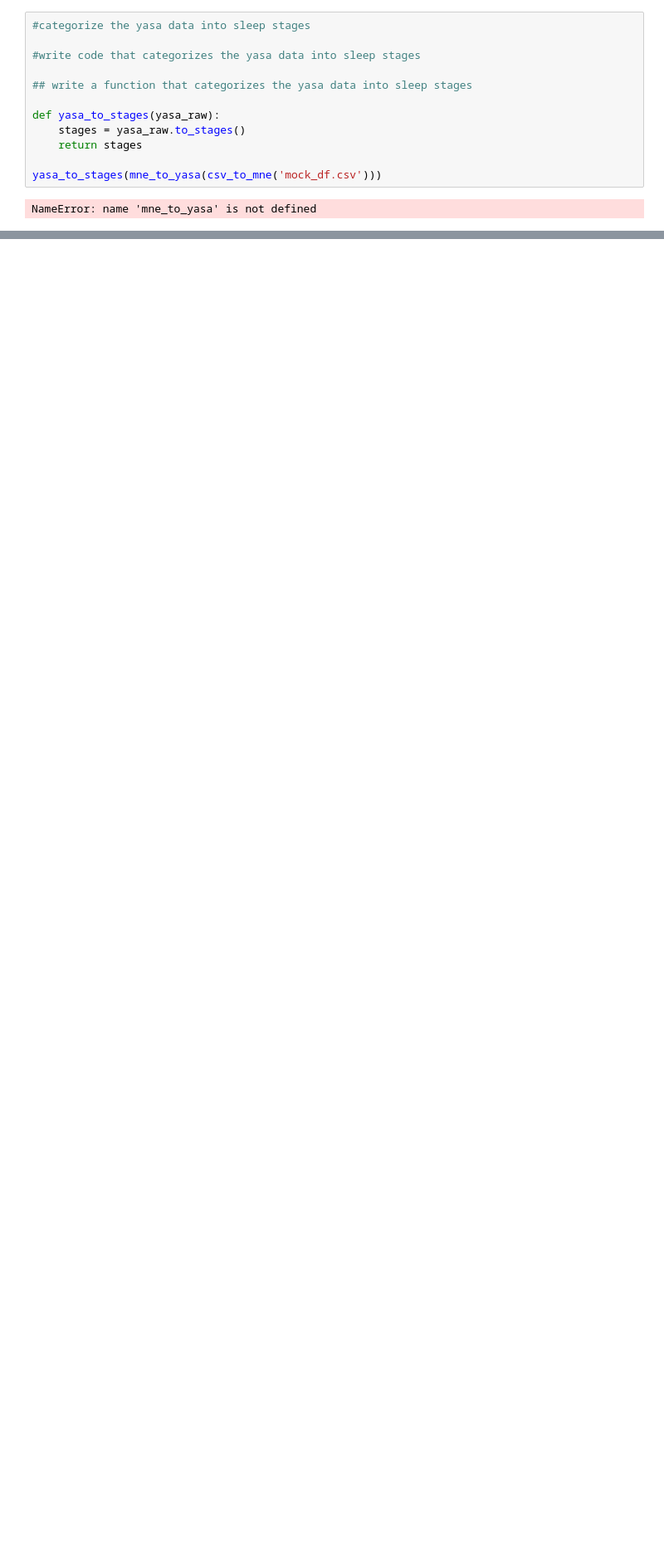
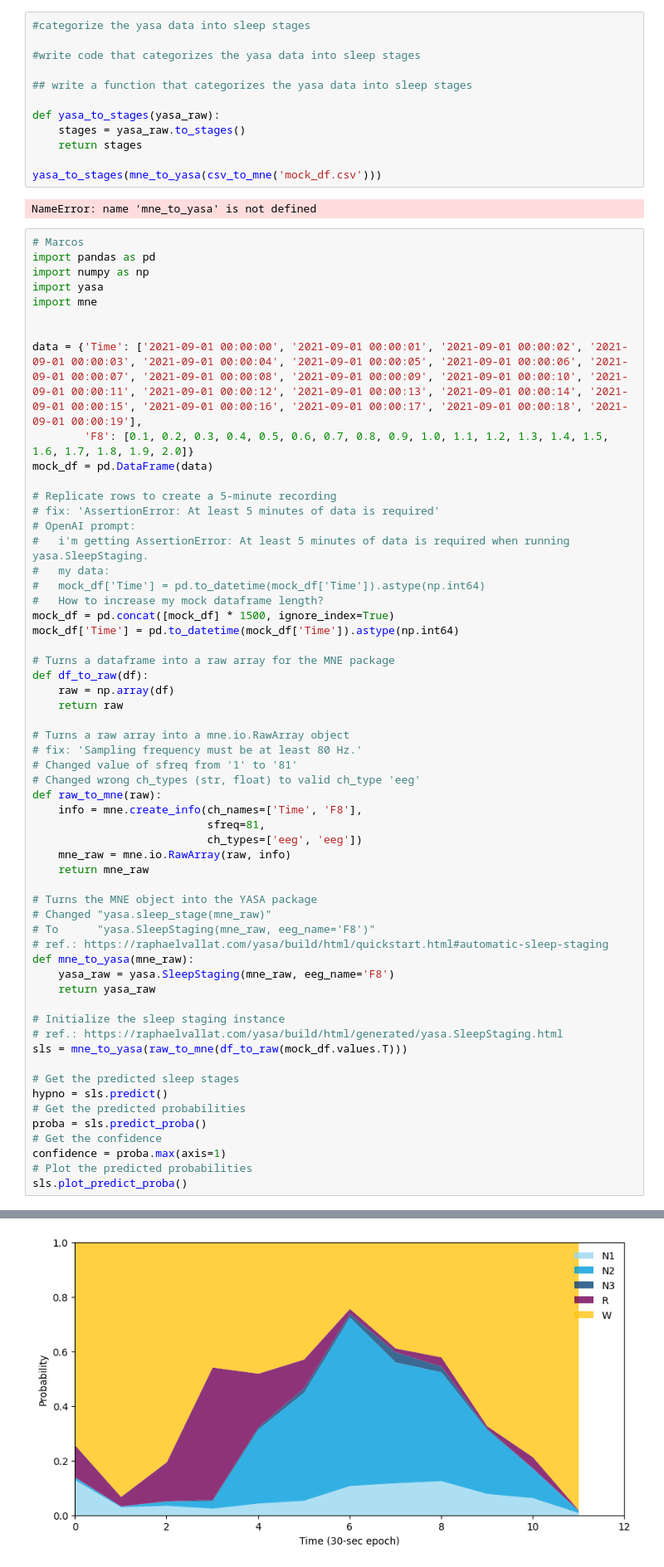
Before and after one commit to travelmail26/codespaces-jupyter-muse, a Jupyter notebook: notebooks/yasatest.ipynb, the cells around one changed output, grey strips where cells are left out. Shown: that part at 83% size. Saved outputs shown, nothing was run; the diff lists cells and outputs as text; blank space fills up the shorter version.

Commit message:
fix: Update mock dataframe length, sampling frequency, and SleepStaging function call to meet yasa package requirements.

```diff
--- a/notebooks/yasatest.ipynb
+++ b/notebooks/yasatest.ipynb
@@ -149,3 +151,62 @@ def yasa_to_stages(yasa_raw):
 yasa_to_stages(mne_to_yasa(csv_to_mne('mock_df.csv')))
 # %% [output]
 NameError: name 'mne_to_yasa' is not defined
+# %%
+# Marcos
+import pandas as pd
+import numpy as np
+import yasa
+import mne
+
+
+data = {'Time': ['2021-09-01 00:00:00', '2021-09-01 00:00:01', '2021-09-01 00:00:02', '2021-09-01 00:00:03', '2021-09-01 00:00:04', '2021-09-01 00:00:05', '2021-09-01 00:00:06', '2021-09-01 00:00:07', '2021-09-01 00:00:08', '2021-09-01 00:00:09', '2021-09-01 00:00:10', '2021-09-01 00:00:11', '2021-09-01 00:00:12', '2021-09-01 00:00:13', '2021-09-01 00:00:14', '2021-09-01 00:00:15', '2021-09-01 00:00:16', '2021-09-01 00:00:17', '2021-09-01 00:00:18', '2021-09-01 00:00:19'],
+        'F8': [0.1, 0.2, 0.3, 0.4, 0.5, 0.6, 0.7, 0.8, 0.9, 1.0, 1.1, 1.2, 1.3, 1.4, 1.5, 1.6, 1.7, 1.8, 1.9, 2.0]}
+mock_df = pd.DataFrame(data)
+
+# Replicate rows to create a 5-minute recording
+# fix: 'AssertionError: At least 5 minutes of data is required'
+# OpenAI prompt:
+#   i'm getting AssertionError: At least 5 minutes of data is required when running yasa.SleepStaging.
+#   my data:
+#   mock_df['Time'] = pd.to_datetime(mock_df['Time']).astype(np.int64)
+#   How to increase my mock dataframe length?
+mock_df = pd.concat([mock_df] * 1500, ignore_index=True)
+mock_df['Time'] = pd.to_datetime(mock_df['Time']).astype(np.int64)
+
+# Turns a dataframe into a raw array for the MNE package
+def df_to_raw(df):
+    raw = np.array(df)
+    return raw
+
+# Turns a raw array into a mne.io.RawArray object
+# fix: 'Sampling frequency must be at least 80 Hz.'
+# Changed value of sfreq from '1' to '81'
+# Changed wrong ch_types (str, float) to valid ch_type 'eeg'
+def raw_to_mne(raw):
+    info = mne.create_info(ch_names=['Time', 'F8'],
+                           sfreq=81,
+                           ch_types=['eeg', 'eeg'])
+    mne_raw = mne.io.RawArray(raw, info)
+    return mne_raw
+
+# Turns the MNE object into the YASA package
+# Changed "yasa.sleep_stage(mne_raw)"
+# To      "yasa.SleepStaging(mne_raw, eeg_name='F8')"
+# ref.: https://raphaelvallat.com/yasa/build/html/quickstart.html#automatic-sleep-staging
+def mne_to_yasa(mne_raw):
+    yasa_raw = yasa.SleepStaging(mne_raw, eeg_name='F8')
+    return yasa_raw
+
+# Initialize the sleep staging instance
+# ref.: https://raphaelvallat.com/yasa/build/html/generated/yasa.SleepStaging.html
+sls = mne_to_yasa(raw_to_mne(df_to_raw(mock_df.values.T)))
+
+# Get the predicted sleep stages
+hypno = sls.predict()
+# Get the predicted probabilities
+proba = sls.predict_proba()
+# Get the confidence
+confidence = proba.max(axis=1)
+# Plot the predicted probabilities
+sls.plot_predict_proba()
+# %% [output]
@@ -151,0 +219 @@ NameError: name 'mne_to_yasa' is not defined
+[figure, added]
```
Also changed, not shown: parts of 4 cells of this notebook.
